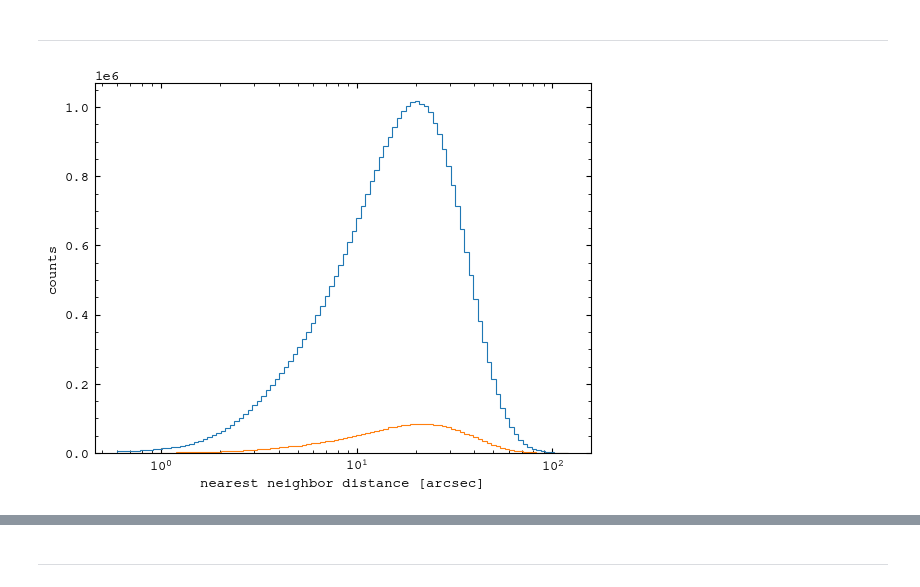
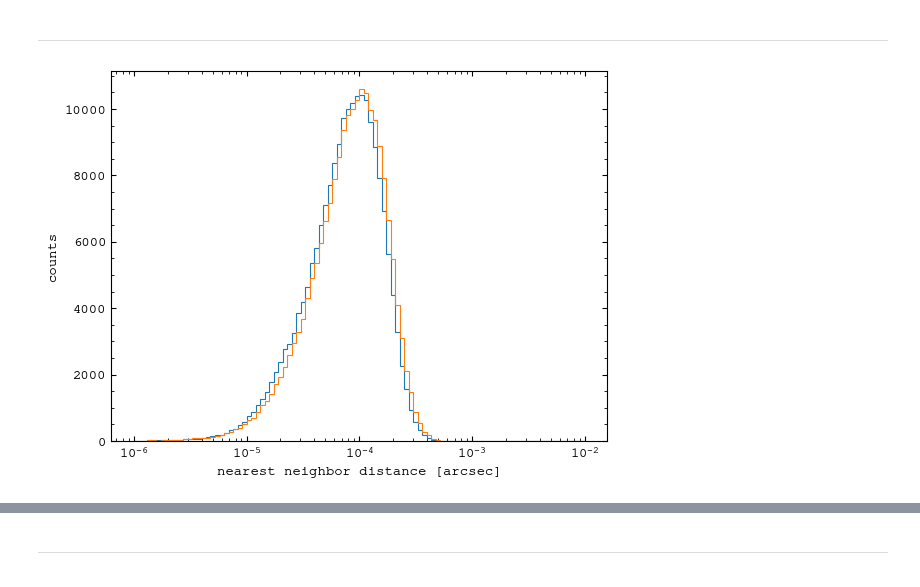
Before and after one commit to sidneymau/des-y6-image-sims-analysis, a Jupyter notebook: notebooks/2025_03_03_reweighting/dev.ipynb, the cells around one changed output, grey strips where cells are left out. Saved outputs shown, nothing was run; the diff lists cells and outputs as text; code cells hidden in the pictures.

```diff
--- a/notebooks/2025_03_03_reweighting/dev.ipynb
+++ b/notebooks/2025_03_03_reweighting/dev.ipynb
@@ -218,8 +241,18 @@ bt_y6 = BallTree(
 # %%
 dist_y6, ind_y6 = bt_y6.query(
-    _points_y6,
+    _points_y6[y6_subsample],
     k=2,
     return_distance=True,  # default, but we depend on this behavior
     sort_results=True,  # default, but we depend on this behavior
 )
+# %%
+neighbor_distance_sim_plus = dist_sim_plus[:, 1]
+source_magnitude_sim_plus = _mag_sim_plus[ind_sim_plus[:, 0]]
+neighbor_magnitude_sim_plus = _mag_sim_plus[ind_sim_plus[:, 1]]
+weight_sim_plus = _weight_sim_plus[ind_sim_plus[:, 0]]
+# %%
+neighbor_distance_sim_minus = dist_sim_minus[:, 1]
+source_magnitude_sim_minus = _mag_sim_minus[ind_sim_minus[:, 0]]
+neighbor_magnitude_sim_minus = _mag_sim_minus[ind_sim_minus[:, 1]]
+weight_sim_minus = _weight_sim_minus[ind_sim_minus[:, 0]]
 # %%
@@ -227,23 +260,29 @@ distances_y6 = np.rad2deg(dist_y6)
 # %%
-neighbor_distance_y6 = distances_y6[:, 1] * 60 * 60
+# neighbor_distance_y6 = distances_y6[:, 1] * 60 * 60
+neighbor_distance_y6 = dist_y6[:, 1]
 source_magnitude_y6 = _mag_y6[ind_y6[:, 0]]
 neighbor_magnitude_y6 = _mag_y6[ind_y6[:, 1]]
 # %%
 # bins = np.geomspace(1e0, 1e2, 101)
 NBINS = 100
-bins = np.geomspace(1e-2, 2, NBINS + 1) * 60
+bins = np.geomspace(1e-6, 1e-2, NBINS + 1)
 
 fig, axs = plt.subplots(1, 1)
 
 axs.hist(neighbor_distance_y6, bins=bins, histtype="step")
-axs.hist(neighbor_distance_sim, bins=bins, histtype="step")
+axs.hist(
+    np.concatenate([neighbor_distance_sim_plus, neighbor_distance_sim_minus]),
+    bins=bins,
+    histtype="step",
+)
+
 
 axs.set_xscale("log")
 
 axs.set_xlabel("nearest neighbor distance [arcsec]")
 axs.set_ylabel("counts")
 
 fig.show()
 # %% [output]
-[figure, old version]
+[figure, new version]
 # %%
```
Also changed, not shown: parts of 59 cells of this notebook, 1 other file.
